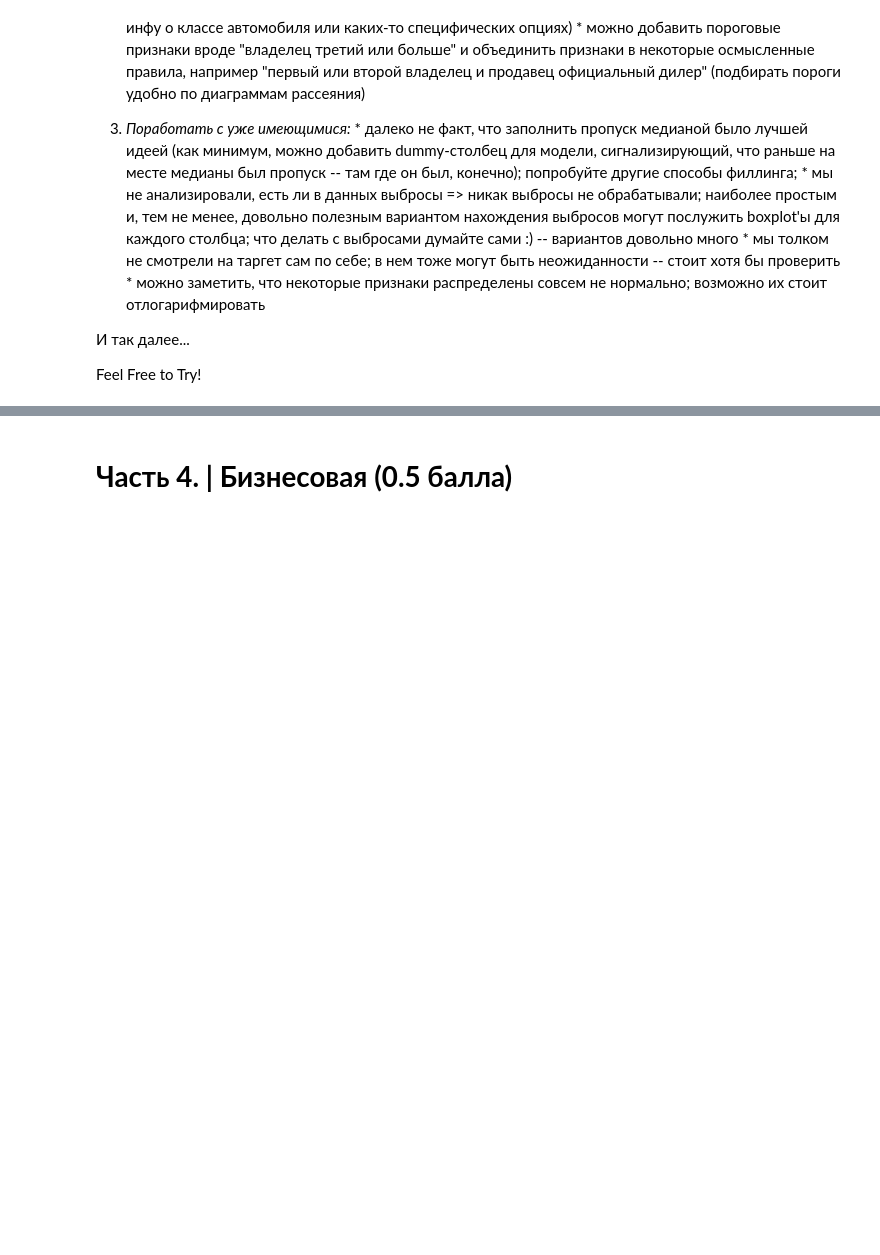
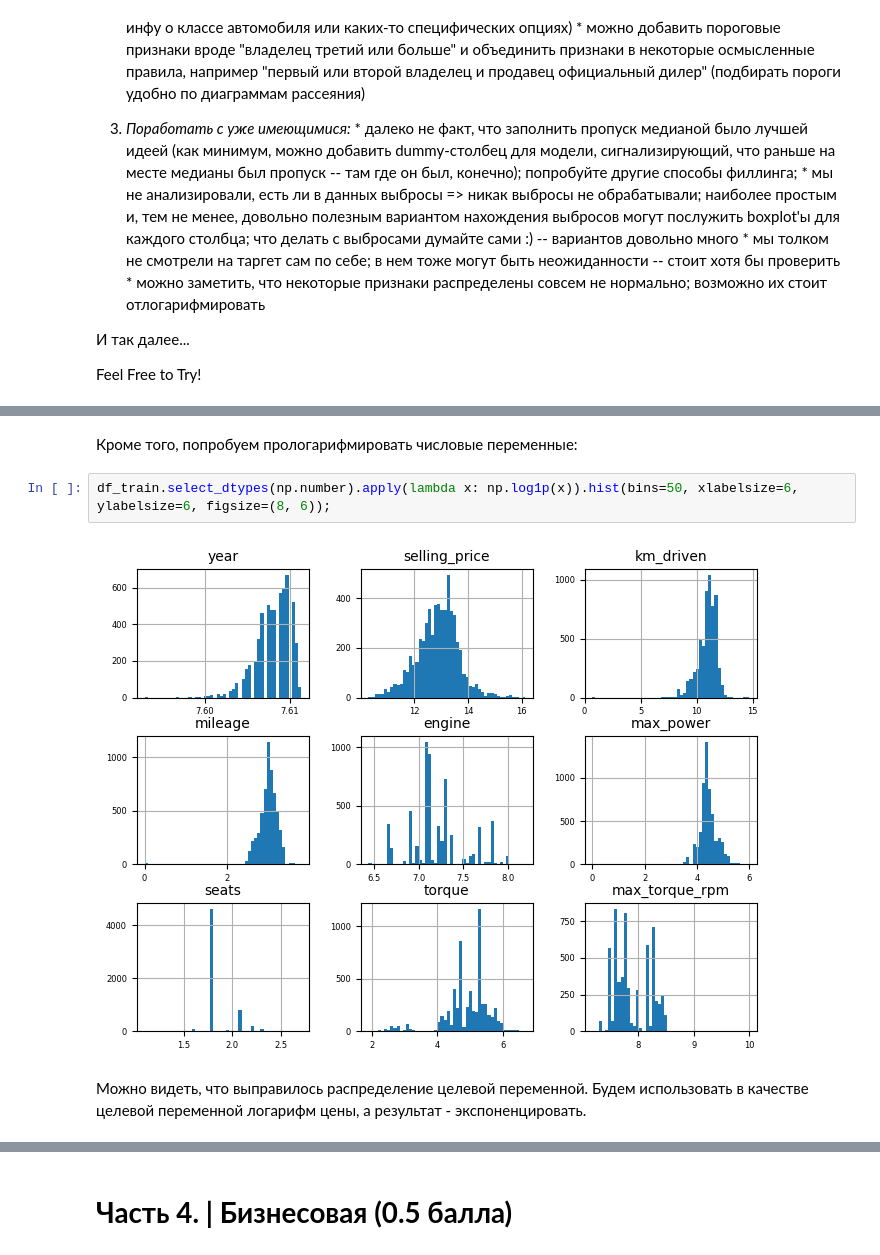
Before and after one commit to eto-enot/ml-hw-01, a Jupyter notebook: hw-1.ipynb, the cells around one changed output, grey strips where cells are left out. Cells and saved outputs as stored; diff of their text form; blank space fills up the shorter version.

```diff
--- a/hw-1.ipynb
+++ b/hw-1.ipynb
@@ -1325,0 +1349,8 @@ RMSE train: 256488.31428850914, RMSE test: 1047235.929707054, RMSE val: 354017.5
+# %% [markdown]
+Кроме того, попробуем прологарифмировать числовые переменные:
+# %%
+df_train.select_dtypes(np.number).apply(lambda x: np.log1p(x)).hist(bins=50, xlabelsize=6, ylabelsize=6, figsize=(8, 6));
+# %% [output]
+[figure, added]
+# %% [markdown]
+Можно видеть, что выправилось распределение целевой переменной. Будем использовать в качестве целевой переменной логарифм цены, а результат - экспоненцировать.
```
Also changed, not shown: parts of 15 cells of this notebook.
